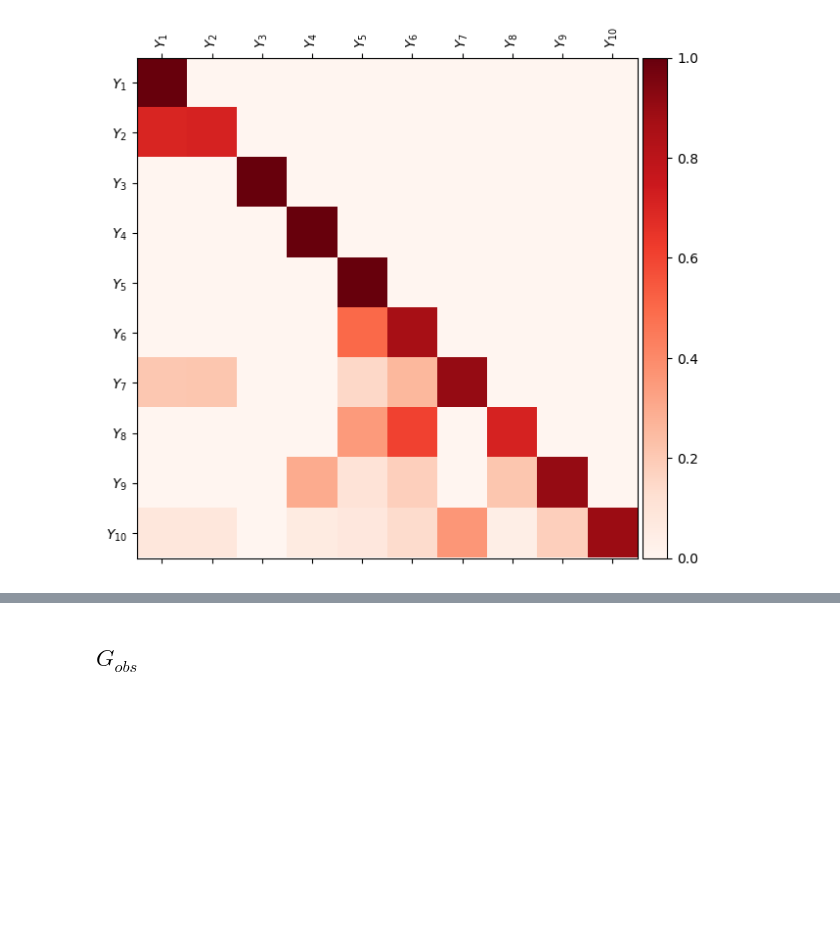
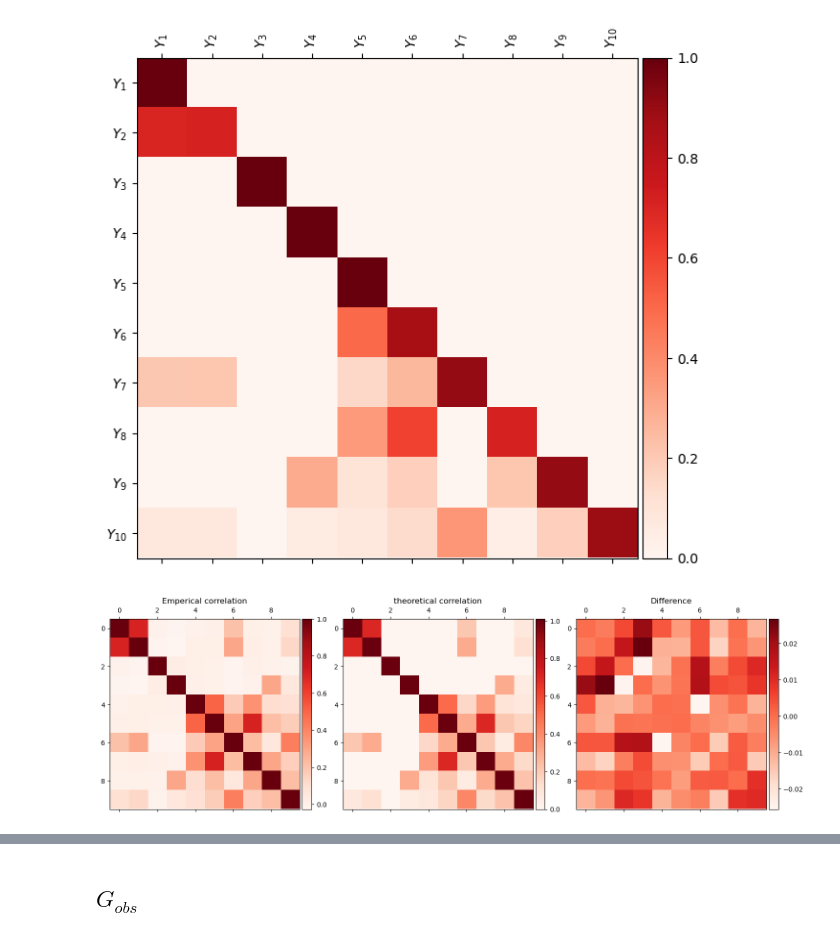
Before and after one commit to jonasbruhub/Analysis-of-Production-flow-systems-with-focus-on-industry, a Jupyter notebook: Simulations and code/Example Network Gaussian 10.ipynb, the cells around one changed output, grey strips where cells are left out. Cells and saved outputs as stored; diff of their text form; code cells hidden in the pictures; blank space fills up the shorter version.

```diff
--- a/Simulations and code/Example Network Gaussian 10.ipynb
+++ b/Simulations and code/Example Network Gaussian 10.ipynb
@@ -90,3 +102,30 @@ mean = np.zeros(N)
 
 Z = np.random.default_rng().multivariate_normal(mean = mean, cov = np.identity(N), size = n_sample).T
 Y = (A @ Z)
+# %%
+fig, ax = plt.subplots(1,3,figsize=(15,7))
+
+r = ax.flat[0].matshow(np.corrcoef(Y), cmap = "Reds")
+divider = make_axes_locatable(ax.flat[0])
+cax = divider.append_axes("right", size="5%", pad=0.05)
+plt.colorbar(r, cax=cax);
+ax.flat[0].set_title("Emperical correlation")
+
+
+r = ax.flat[1].matshow(A @ A.T, cmap = "Reds")
+divider = make_axes_locatable(ax.flat[1])
+cax = divider.append_axes("right", size="5%", pad=0.05)
+plt.colorbar(r, cax=cax);
+ax.flat[1].set_title("theoretical correlation")
+
+
+
+r = ax.flat[2].matshow(A @ A.T - np.corrcoef(Y), cmap = "Reds")
+divider = make_axes_locatable(ax.flat[2])
+cax = divider.append_axes("right", size="5%", pad=0.05)
+plt.colorbar(r, cax=cax);
+ax.flat[2].set_title("Difference")
+
+fig.tight_layout()
+# %% [output]
+[figure, added]
```
Also changed, not shown: parts of 138 cells of this notebook, 12 other files.
